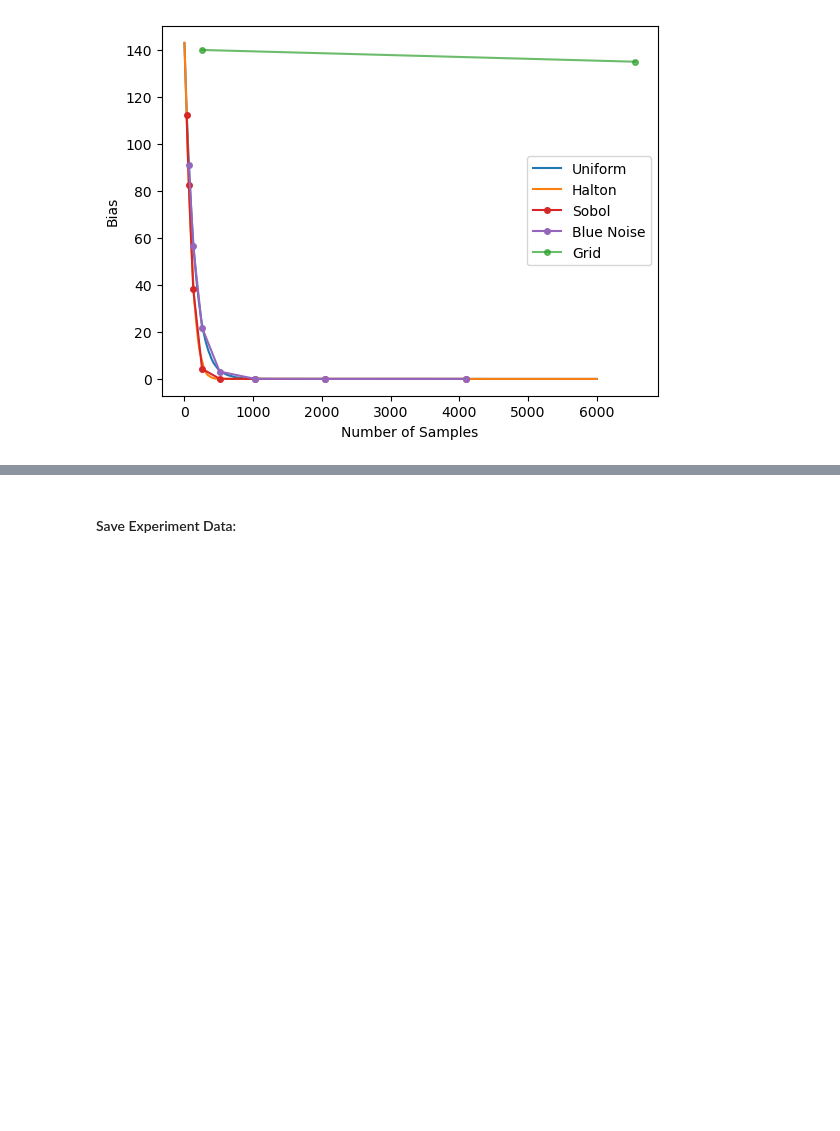
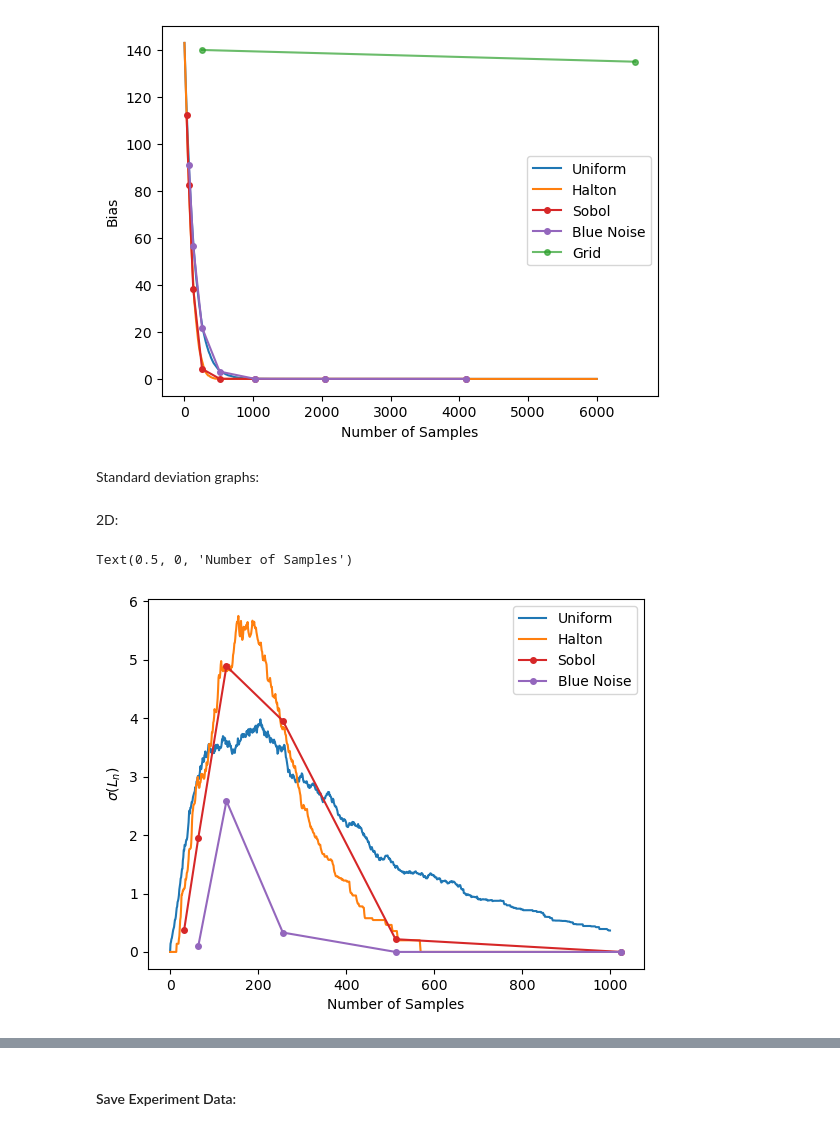
Before and after one commit to Gautam-Chauhan/MSc-Thesis, a Jupyter notebook: scenario_2.ipynb, the cells around one changed output, grey strips where cells are left out. Drawn from its saved outputs; the diff is of its cells as text; code cells hidden in the pictures; blank space fills up the shorter version.

Commit message:
Cleaned up the experiments for scenario 2

```diff
--- a/scenario_2.ipynb
+++ b/scenario_2.ipynb
@@ -1311,3 +659,0 @@ def experiment_3(sample_points,hidden_neurons,dimensions,runs=100,mode="online",
-# %%
-for i in range(2,11):
-    print(np.floor(32/i)**i)
@@ -1469,20 +659,0 @@ Count regions with uniform sampling:
-# %%
-num_points = 1000000
-all_dimensions = [2,3,4,5,6,7,8,9,10]
-runs = 100
-seed = 1
-hidden_neurons = 24
-
-iid_counts_experiment_4 = np.empty((max(all_dimensions),runs,num_points))
-
-for dimensions in all_dimensions:
-
-    # Generate point set
-    lower_bounds = np.full(dimensions,0)
-    upper_bounds = np.full(dimensions,1)
-    sample_points = iid_uniform_sample(num_points,dimensions,runs,lower_bounds,upper_bounds,seed)
-
-    # Count linear region susing those point sets and assign to the appropriate part of iid_counts
-    unique_counts,samples_by_region = experiment_4(sample_points,hidden_neurons,dimensions,runs,mode="online",return_samples=False)
-    unique_counts = unique_counts.detach().numpy()
-    iid_counts_experiment_4[dimensions-2,:,:] = unique_counts
@@ -1802,3 +971,19 @@ plt.xlabel("Number of Samples")
 # %% [output]
 Text(0.5, 0, 'Number of Samples')
 [figure]
+# %% [markdown]
+Standard deviation graphs:
+# %% [markdown]
+2D:
+# %%
+x = np.arange(1000)
+plt.plot(x,np.sqrt(uniform_variances_experiment_5[0,:1000]),color="tab:blue",label="Uniform")
+plt.plot(x,np.sqrt(halton_variances_experiment_5[0,:1000]),color="tab:orange",label="Halton")
+plt.plot(sobol_sample_sizes[:6],np.sqrt(sobol_variances_experiment_5[0][:6]),color="tab:red",label="Sobol",marker="o",markersize=4)
+plt.plot(blue_noise_sample_sizes[:5],np.sqrt(blue_noise_variances_experiment_5[0][:5]),color="tab:purple",label="Blue Noise",marker="o",markersize=4)
+plt.legend()
+plt.ylabel(r"$\sigma(L_n)$")
+plt.xlabel("Number of Samples")
+# %% [output]
+Text(0.5, 0, 'Number of Samples')
+[figure, added]
```
Also changed, not shown: parts of 100 cells of this notebook.
